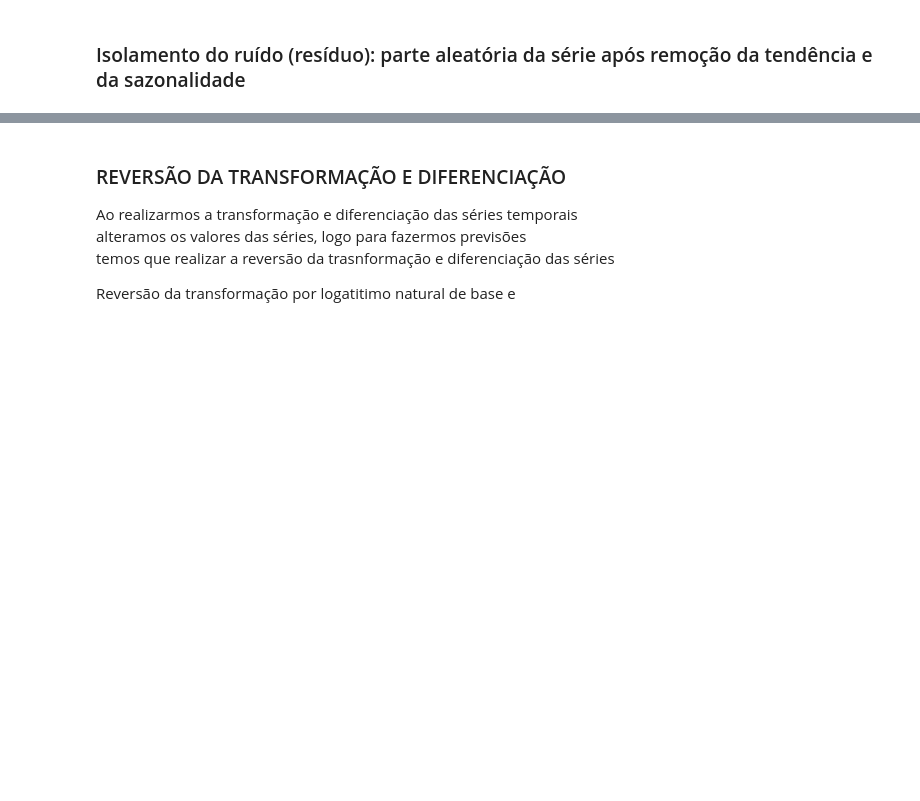
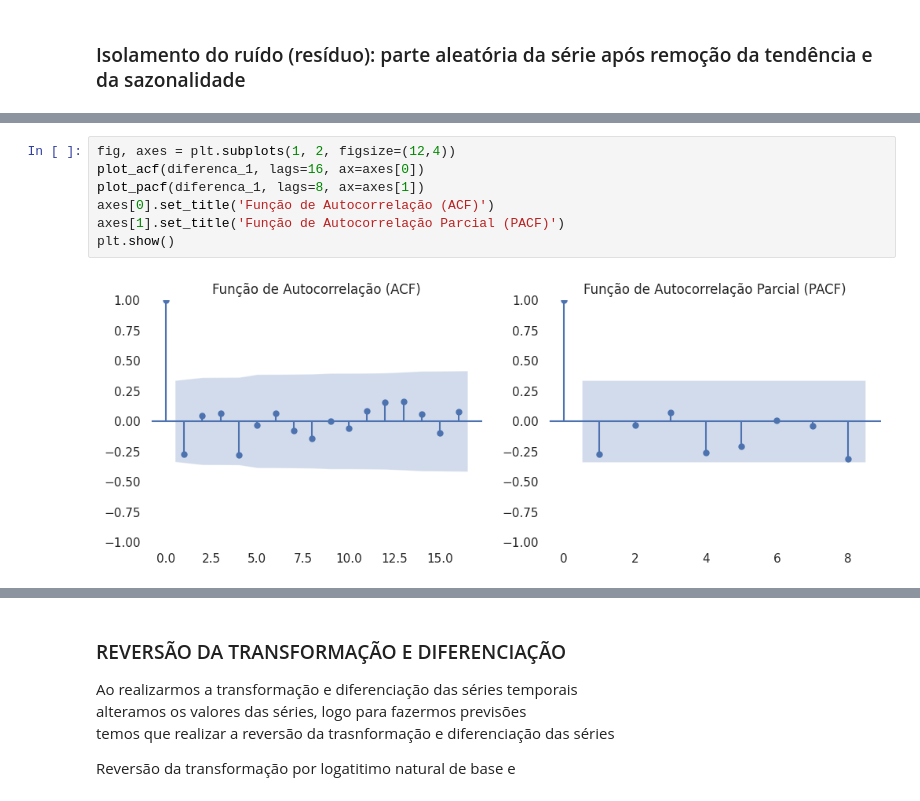
Before and after one commit to redsonlopez/forecast_water, a Jupyter notebook: notebooks/models/forecast_water.ipynb, the cells around one changed output, grey strips where cells are left out. Saved outputs shown, nothing was run; the diff lists cells and outputs as text; blank space fills up the shorter version.

```diff
--- a/notebooks/models/forecast_water.ipynb
+++ b/notebooks/models/forecast_water.ipynb
@@ -288,0 +302,9 @@ sns.lineplot(ruido);
+# %%
+fig, axes = plt.subplots(1, 2, figsize=(12,4))
+plot_acf(diferenca_1, lags=16, ax=axes[0])
+plot_pacf(diferenca_1, lags=8, ax=axes[1])
+axes[0].set_title('Função de Autocorrelação (ACF)')
+axes[1].set_title('Função de Autocorrelação Parcial (PACF)')
+plt.show()
+# %% [output]
+[figure, new version]
```
Also changed, not shown: parts of 31 cells of this notebook.
